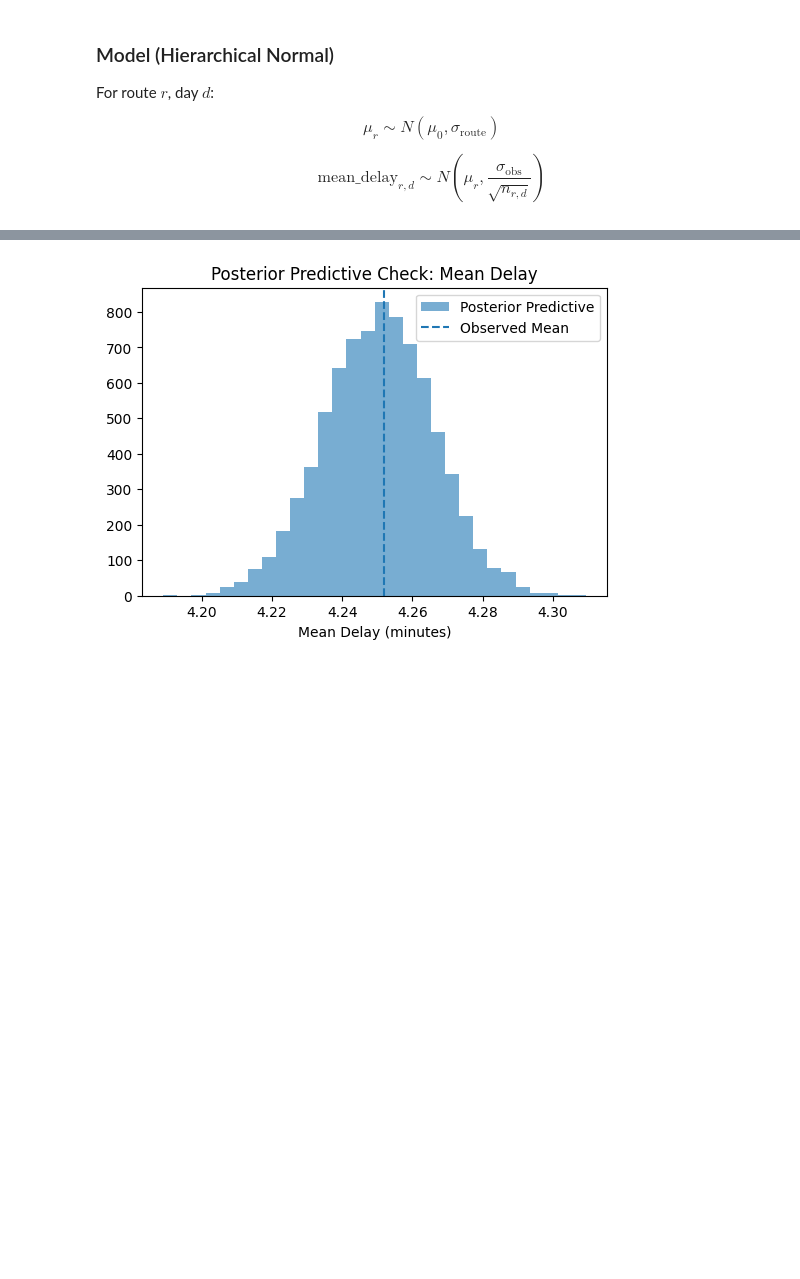
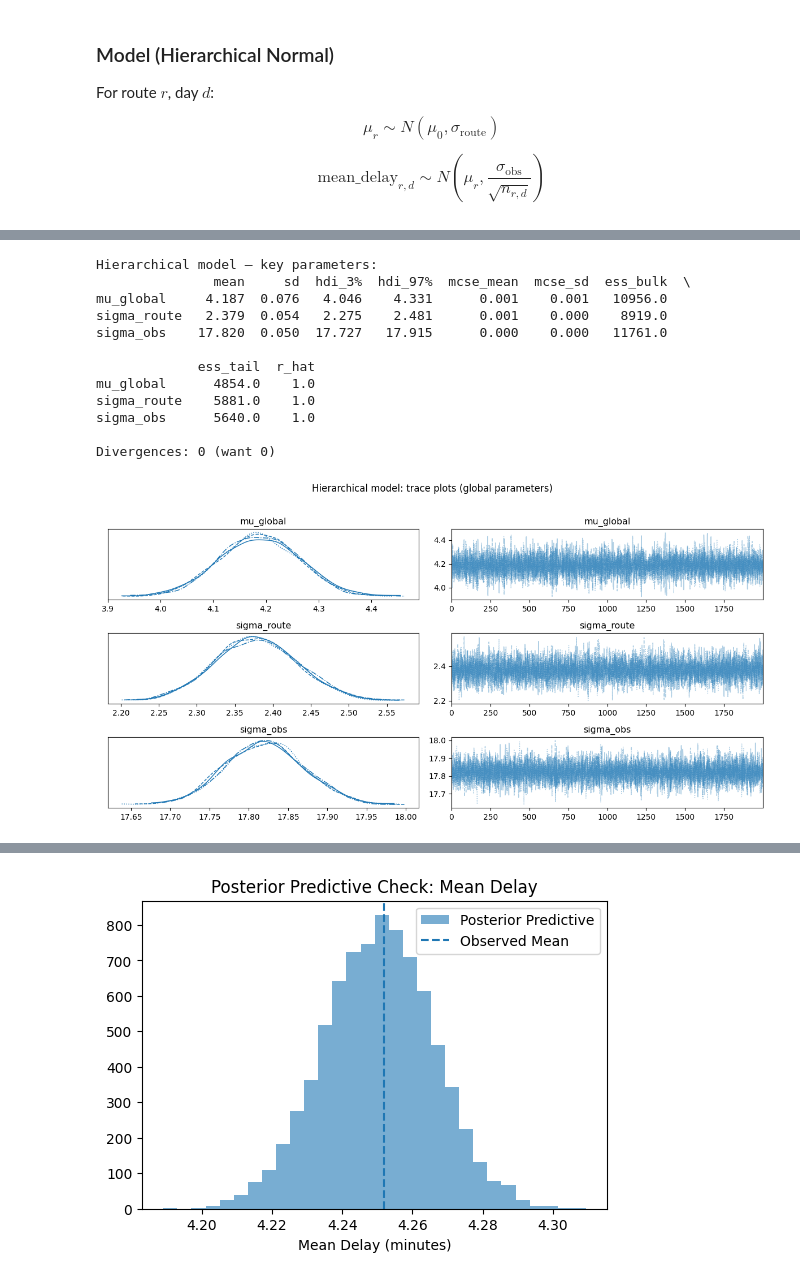
Before and after one commit to bcrohit/applied-bayesian-data-analysis, a Jupyter notebook: notebooks/analysis.ipynb, the cells around one changed output, grey strips where cells are left out. Saved outputs shown, nothing was run; the diff lists cells and outputs as text; code cells hidden in the pictures; blank space fills up the shorter version.

Commit message:
add convergence dignostics and baseline model

```diff
--- a/notebooks/analysis.ipynb
+++ b/notebooks/analysis.ipynb
@@ -84,7 +82,10 @@ with pm.Model() as model:
         observed=summary_df["mean_delay"].values
     )
 
-    trace = pm.sample(2000, tune=2000, target_accept=0.9, random_seed=42)
+    trace = pm.sample(2000, tune=2000, target_accept=0.9, random_seed=42, idata_kwargs={"log_likelihood": True})
+
+# InferenceData with log_likelihood for model comparison (LOO/WAIC)
+idata_hierarchical = pm.to_inference_data(trace, log_likelihood=True)
 # %% [output]
 Auto-assigning NUTS sampler...
 Initializing NUTS using jitter+adapt_diag...
@@ -137,0 +182,28 @@ plt.show()
+# %%
+# --- Hierarchical model ---
+# Summary for global parameters (Rhat, ESS)
+print("Hierarchical model — key parameters:")
+print(az.summary(idata_hierarchical, var_names=["mu_global", "sigma_route", "sigma_obs"]))
+
+n_div_h = int(idata_hierarchical.sample_stats.diverging.sum())
+print(f"\nDivergences: {n_div_h} (want 0)")
+
+# Trace plots for global parameters
+az.plot_trace(idata_hierarchical, var_names=["mu_global", "sigma_route", "sigma_obs"])
+plt.suptitle("Hierarchical model: trace plots (global parameters)", y=1.02)
+plt.tight_layout()
+plt.show()
+# %% [output]
+Hierarchical model — key parameters:
+               mean     sd  hdi_3%  hdi_97%  mcse_mean  mcse_sd  ess_bulk  \
+mu_global     4.187  0.076   4.046    4.331      0.001    0.001   10956.0
+sigma_route   2.379  0.054   2.275    2.481      0.001    0.000    8919.0
+sigma_obs    17.820  0.050  17.727   17.915      0.000    0.000   11761.0
+
+             ess_tail  r_hat
+mu_global      4854.0    1.0
+sigma_route    5881.0    1.0
+sigma_obs      5640.0    1.0
+
+Divergences: 0 (want 0)
+[figure, added]
```
Also changed, not shown: parts of 21 cells of this notebook.
